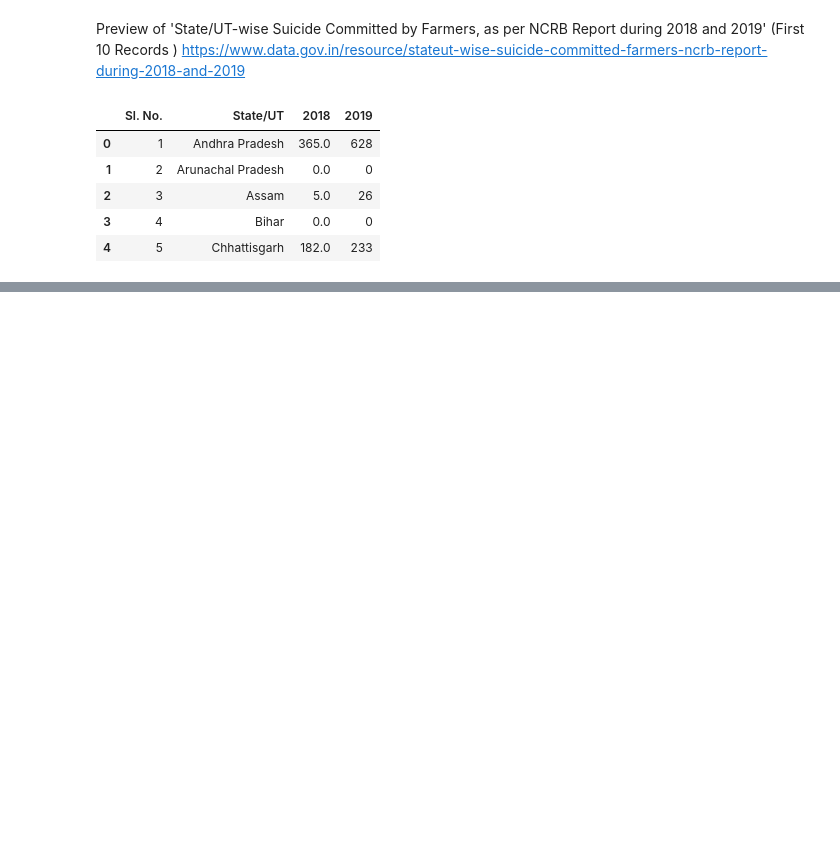
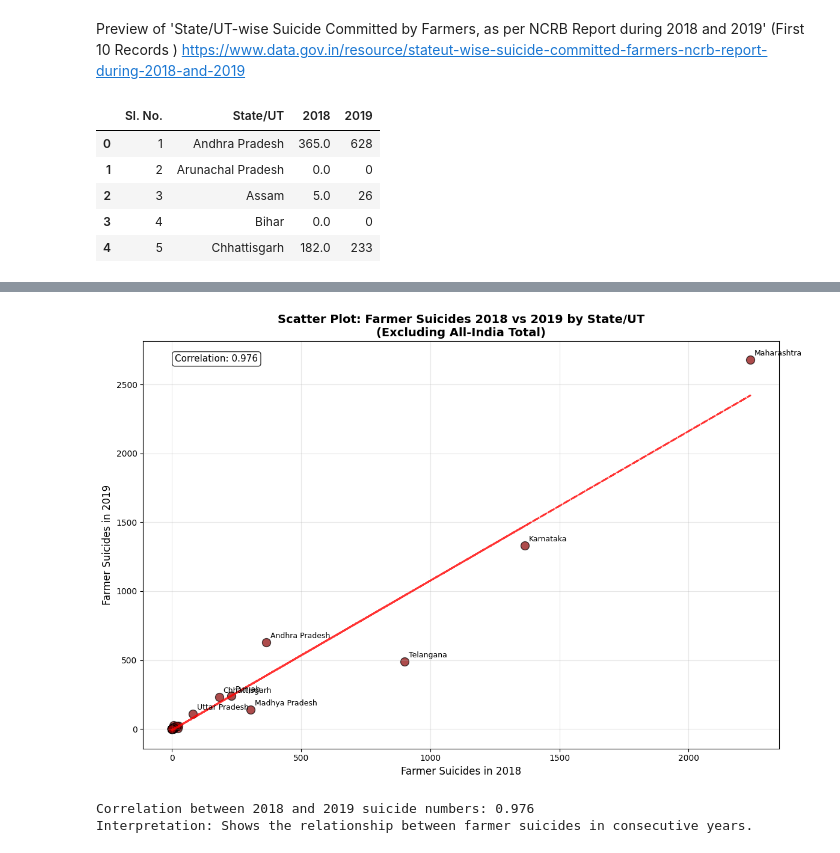
Before and after one commit to sandeepk9675/DS200-gov-data, a Jupyter notebook: plot_function.ipynb, the cells around one changed output, grey strips where cells are left out. Cells and saved outputs as stored; diff of their text form; code cells hidden in the pictures; blank space fills up the shorter version.

```diff
--- a/plot_function.ipynb
+++ b/plot_function.ipynb
@@ -18,0 +46,18 @@ df.head()
+# %%
+# Data cleaning - handle missing values and prepare for analysis
+# Fill missing value in 2018 column with 0 (assuming no data means no suicides reported)
+df['2018'] = df['2018'].fillna(0)
+
+# Convert 2018 column to integer for consistency
+df['2018'] = df['2018'].astype(int)
+
+# Remove rows where both years have 0 suicides for better visualization
+df_filtered = df[(df['2018'] > 0) | (df['2019'] > 0)].copy()
+
+print("Data after cleaning:")
+print(f"Original dataset: {df.shape[0]} states/UTs")
+print(f"Filtered dataset (excluding states with 0 suicides in both years): {df_filtered.shape[0]} states/UTs")
+print(f"\nTop 10 states by total suicides (2018 + 2019):")
+df['Total_Suicides'] = df['2018'] + df['2019']
+top_states = df.nlargest(10, 'Total_Suicides')
+print(top_states[['State/UT', '2018', '2019', 'Total_Suicides']])
@@ -18,0 +90,47 @@ df.head()
+# %%
+# a) Scatter Plot: 2018 vs 2019 Farmer Suicides by State
+import numpy as np
+
+plt.figure(figsize=(12, 8))
+
+# Remove "Total (All-India)" row for better visualization of individual states
+df_states = df[df['State/UT'] != 'Total (All-India)'].copy()
+
+# Create scatter plot
+scatter = plt.scatter(df_states['2018'], df_states['2019'],
+                     s=100, alpha=0.7, c='darkred', edgecolors='black', linewidth=1)
+
+# Add trend line
+z = np.polyfit(df_states['2018'], df_states['2019'], 1)
+p = np.poly1d(z)
+plt.plot(df_states['2018'], p(df_states['2018']), "r--", alpha=0.8, linewidth=2)
+
+# Annotate top states (those with >100 total suicides)
+for i, row in df_states.iterrows():
+    if (row['2018'] + row['2019']) > 100:
+        plt.annotate(row['State/UT'],
+                    (row['2018'], row['2019']),
+                    xytext=(5, 5), textcoords='offset points',
+                    fontsize=9, ha='left')
+
+plt.xlabel('Farmer Suicides in 2018', fontsize=12)
+plt.ylabel('Farmer Suicides in 2019', fontsize=12)
+plt.title('Scatter Plot: Farmer Suicides 2018 vs 2019 by State/UT\n(Excluding All-India Total)',
+          fontsize=14, fontweight='bold')
+plt.grid(True, alpha=0.3)
+
+# Add correlation coefficient
+correlation = np.corrcoef(df_states['2018'], df_states['2019'])[0,1]
+plt.text(0.05, 0.95, f'Correlation: {correlation:.3f}',
+         transform=plt.gca().transAxes, fontsize=11,
+         bbox=dict(boxstyle="round,pad=0.3", facecolor="white", alpha=0.8))
+
+plt.tight_layout()
+plt.show()
+
+print(f"Correlation between 2018 and 2019 suicide numbers: {correlation:.3f}")
+print("Interpretation: Shows the relationship between farmer suicides in consecutive years.")
+# %% [output]
+[figure, added]
+Correlation between 2018 and 2019 suicide numbers: 0.976
+Interpretation: Shows the relationship between farmer suicides in consecutive years.
```
Also changed, not shown: parts of 6 cells of this notebook, 1 other file.
